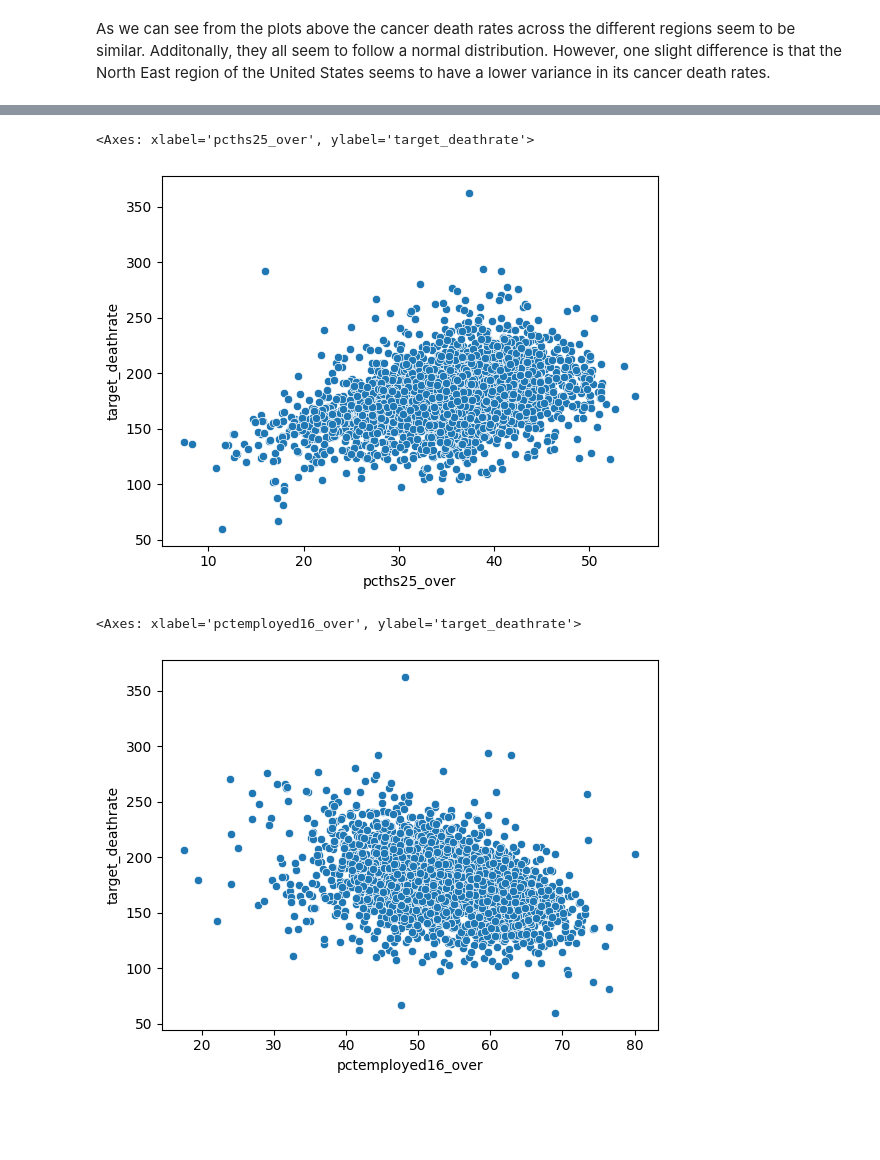
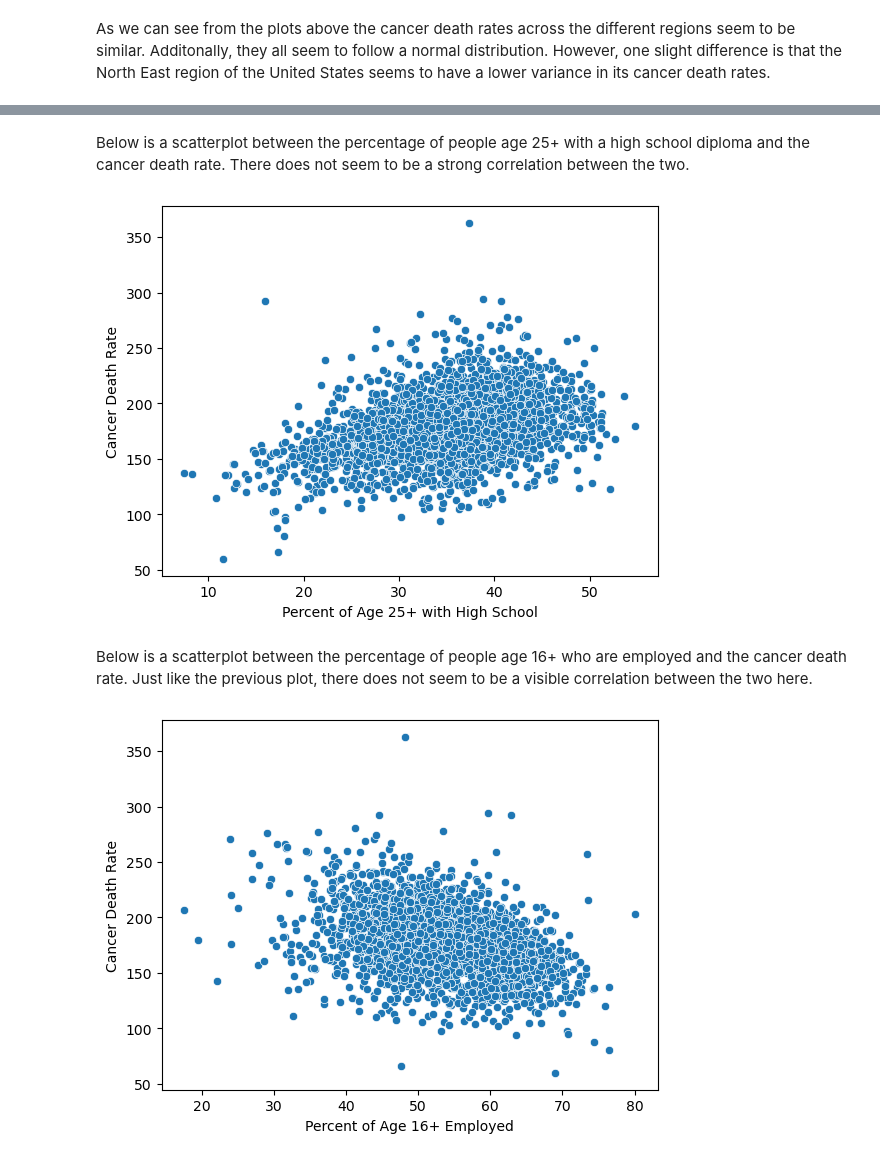
Before and after one commit to caseyhild/Data-Science-For-Cancer-Analysis, a Jupyter notebook: EDACheckpointGroup_Sp23_Casey_s_Group.ipynb, the cells around one changed output, grey strips where cells are left out. Cells and saved outputs as stored; diff of their text form; code cells hidden in the pictures; blank space fills up the shorter version.

```diff
--- a/EDACheckpointGroup_Sp23_Casey_s_Group.ipynb
+++ b/EDACheckpointGroup_Sp23_Casey_s_Group.ipynb
@@ -301,10 +319,18 @@ sns.scatterplot(x='pctbachdeg25_over', y='medincome', data=data_cancer)
+# %% [markdown]
+Below is a scatterplot between the percentage of people age 25+ with a high school diploma and the cancer death rate. There does not seem to be a strong correlation between the two.
 # %%
 sns.scatterplot(x='pcths25_over', y='target_deathrate', data=data_cancer)
+plt.xlabel('Percent of Age 25+ with High School')
+plt.ylabel('Cancer Death Rate')
+plt.show()
 # %% [output]
-<Axes: xlabel='pcths25_over', ylabel='target_deathrate'>
-[figure, old version]
+[figure, new version]
+# %% [markdown]
+Below is a scatterplot between the percentage of people age 16+ who are employed and the cancer death rate. Just like the previous plot, there does not seem to be a visible correlation between the two here.
 # %%
 sns.scatterplot(x='pctemployed16_over', y='target_deathrate', data=data_cancer)
+plt.xlabel('Percent of Age 16+ Employed')
+plt.ylabel('Cancer Death Rate')
+plt.show()
 # %% [output]
-<Axes: xlabel='pctemployed16_over', ylabel='target_deathrate'>
-[figure, old version]
+[figure, new version]
```
Also changed, not shown: parts of 17 cells of this notebook.
